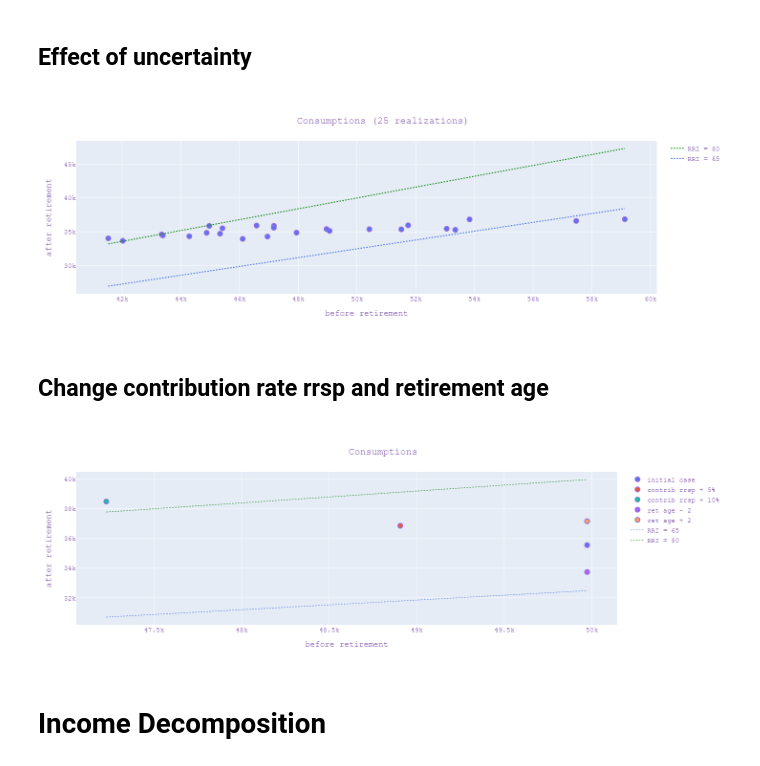
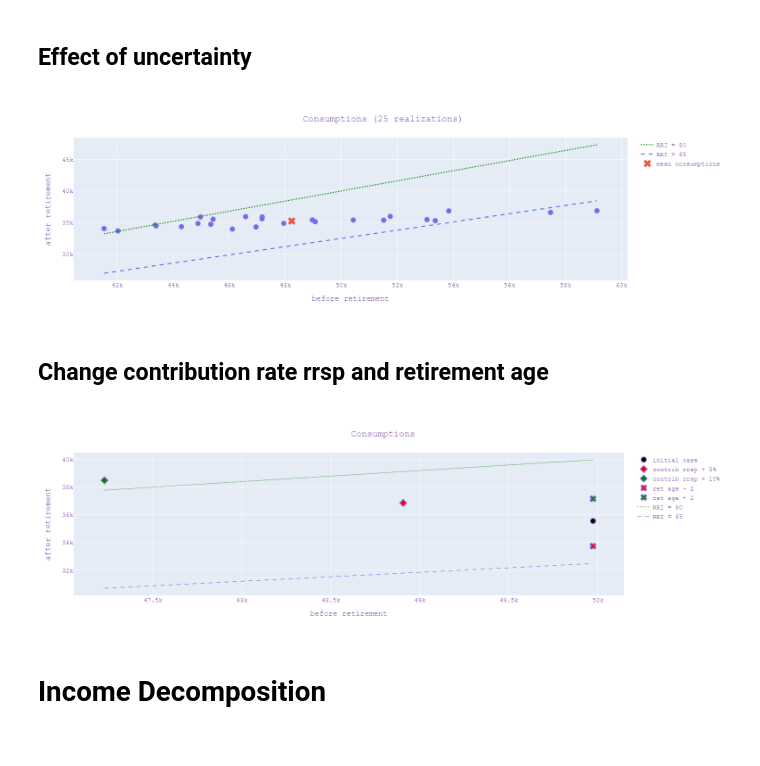
Before and after one commit to prabodhw96/CPI_HEC, a Jupyter notebook: figures_simulator.ipynb, the cells around one changed output. Saved outputs shown, nothing was run; the diff lists cells and outputs as text; code cells hidden in the pictures.

Commit message:
updated figures and no spouse by default

```diff
--- a/figures_simulator.ipynb
+++ b/figures_simulator.ipynb
@@ -46,35 +46,45 @@ df_output = results.output
 df_output['RRI'] = (df_output.cons_after / df_output.cons_bef * 100).round(1)
 
 fig = go.Figure()
 fig.add_scatter(x=df_output.cons_bef, y=df_output.cons_after,
                 mode='markers',
                 marker=dict(size=10, line=dict(color='MediumPurple', width=2)),
                 hovertemplate=
                 'cons. bef. ret: $%{x:,.0f} <br>'+
                 'cons. after ret: $%{y:,.0f} <br>'+
                 '%{text}</b>' +
                 '<extra></extra>',
                 text=['RRI: {:.0f}'.format(x) for x in df_output.RRI.values],
                 showlegend = False)
 
+fig.add_scatter(x=[df_output.cons_bef.mean()], y=[df_output.cons_after.mean()],
+                mode='markers', name='mean consumptions',
+                marker_size=15, marker_symbol='x',
+                hovertemplate=
+                'cons. bef. ret: $%{x:,.0f} <br>'+
+                'cons. after ret: $%{y:,.0f} <br>'+
+                '%{text}</b>' +
+                '<extra></extra>',
+                text=['RRI: {:.0f}'.format(x) for x in df_output.RRI.values])
+
 cons_bef = np.array([df_output.cons_bef.min(), df_output.cons_bef.max()])
 fig.add_trace(go.Scatter(x=cons_bef, y=.65 * cons_bef,
                          mode='lines', name="RRI = 65",
-                         line=dict(color="RoyalBlue", width=2, dash='dot')))
+                         line=dict(color="RoyalBlue", width=2, dash='dash')))
 fig.add_trace(go.Scatter(x=cons_bef, y=.80 * cons_bef,
                          mode='lines', name="RRI = 80",
                          line=dict(color="Green", width=2, dash='dot')))
 fig.update_layout(height=500, width=700,
                   title={'text': f"Consumptions ({nsim} realizations)",
                          'x': 0.5, 'xanchor': 'center', 'yanchor': 'top'},
                   xaxis_title="before retirement",
                   yaxis_title="after retirement",
                   font=dict(family="Courier New, monospace",
                             size=14, color="RebeccaPurple"),
                   legend={'traceorder':'reversed'})
 fig.show()
 # %% [output]
-[figure, old version]
+[figure, new version]
 # %% [markdown]
 ## Change contribution rate rrsp and retirement age
 # %%
@@ -97,12 +107,16 @@ init_cons_bef, init_cons_after = df_change.loc[0, ['cons_bef', 'cons_after']].va
 fig = go.Figure()
 
 l_cons_bef = []
+colors = ['black', 'red', 'green', 'red', 'green']
+symbols = ['circle', 'diamond', 'diamond', 'x', 'x']
 for index, row in df_change.iterrows():
     l_cons_bef.append(row['cons_bef'])
     rri = row['cons_after'] / row['cons_bef'] * 100
     fig.add_scatter(x=[row['cons_bef']], y=[row['cons_after']],
                     mode='markers',
-                    marker=dict(size=10, line=dict(color='MediumPurple', width=2)),
+                    marker_color=colors[index],
+                    marker_symbol = symbols[index],
+                    marker=dict(size=12, line=dict(color='MediumPurple', width=2)),
                     name=names[index],
                     hovertemplate=
                     '%{text} <br>'
@@ -113,12 +127,13 @@ for index, row in df_change.iterrows():
                     showlegend = True)
 
 cons_bef = np.array([min(l_cons_bef), max(l_cons_bef)])
-fig.add_trace(go.Scatter(x=cons_bef, y=.65 * cons_bef,
-                         mode='lines', name="RRI = 65",
-                         line=dict(color="RoyalBlue", width=1, dash='dot')))
 fig.add_trace(go.Scatter(x=cons_bef, y=.80 * cons_bef,
                          mode='lines', name="RRI = 80",
                          line=dict(color="Green", width=1, dash='dot')))
+
+fig.add_trace(go.Scatter(x=cons_bef, y=.65 * cons_bef,
+                         mode='lines', name="RRI = 65",
+                         line=dict(color="RoyalBlue", width=1, dash='dash')))
 
 
 fig.update_layout(height=500, width=700,
@@ -134,7 +149,7 @@ fig.update_layout(height=500, width=700,
 
 fig.show()
 # %% [output]
-[figure, old version]
+[figure, new version]
 # %% [markdown]
 # Income Decomposition
 # %%
```
Also changed, not shown: parts of 1 cell of this notebook, 1 other file.
